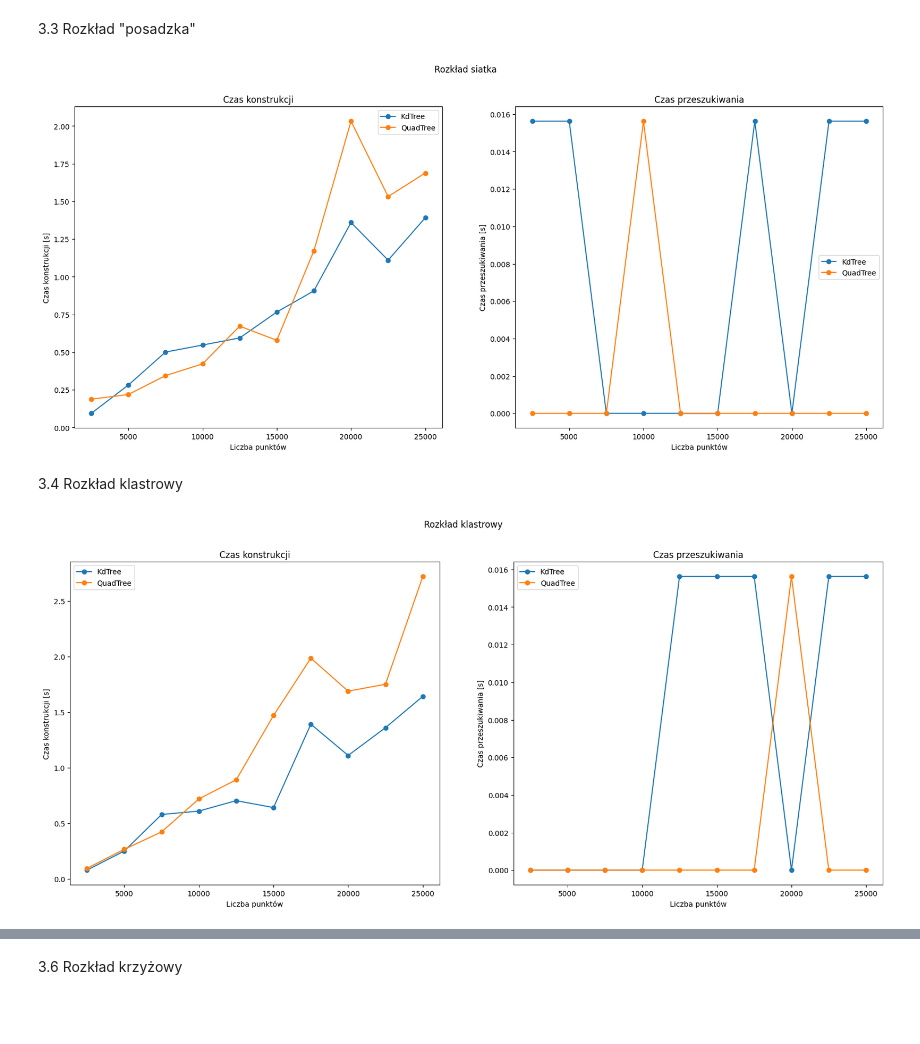
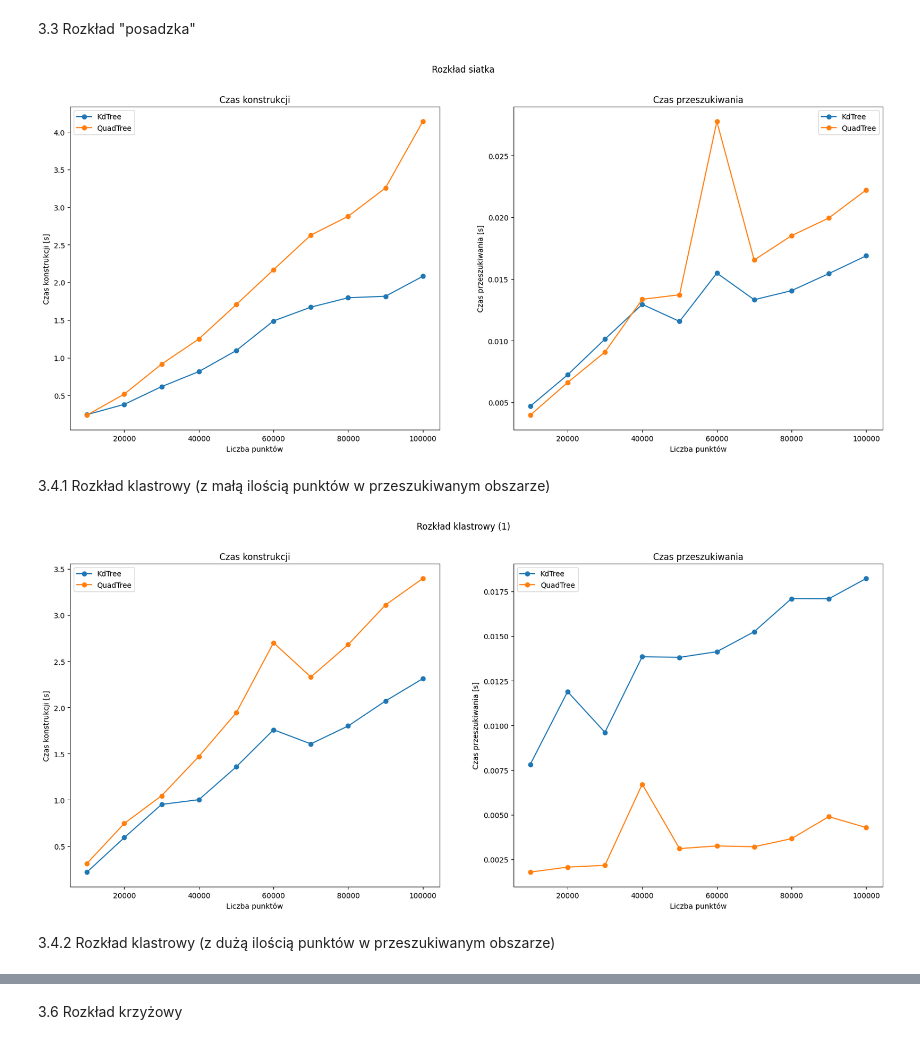
Before and after one commit to WerWojtas/QuadTree_and_KdTree, a Jupyter notebook: Comparison.ipynb, the cells around one changed output, grey strips where cells are left out. Drawn from its saved outputs; the diff is of its cells as text; code cells hidden in the pictures; blank space fills up the shorter version.

Commit message:
Revert "Quad tree"

```diff
--- a/Comparison.ipynb
+++ b/Comparison.ipynb
@@ -72,7 +72,7 @@ All tests passed!
 ## 2. Pomiary wydajności
 # %%
 cg = CaseGenerator()
-q_int = [2500, 5000, 7500, 10000, 12500, 15000, 17500, 20000, 22500, 25000]
+q_int = [10000*val for val in range(1, 11)]
 q_2int = [(val//2, val//2) for val in q_int]
 q_grid = [(100, val//100) for val in q_int]
 q_clust = [val//3 for val in q_int]
@@ -87,20 +87,14 @@ def benchmark(func, quantities, search_in=Rectangle([25, 25], [75, 75]), destina
             points = func(q, cluster)
         else:
             points = func(q, destination)
-        tk1 = process_time()
+        tkk = timeit.timeit(lambda: KdTree(points, points_in_node=1), number=1)
+        tqk = timeit.timeit(lambda: QuadTree(points, points_in_node=1), number=1)
         kd = KdTree(points, points_in_node=1)
-        tk2 = process_time()
-        tq1 = process_time()
-        quad = QuadTree(points, points_in_node=1)
-        tq2 = process_time()
-        tk3 = process_time()
-        kd.search_in_rectangle(search_in)
-        tk4 = process_time()
-        tq3 = process_time()
-        quad.search_in_rectangle(search_in)
-        tq4 = process_time()
-        data.append((tk2 - tk1, tq2 - tq1))
-        data2.append((tk4 - tk3, tq4 - tq3))
+        qt = QuadTree(points, points_in_node=1)
+        tks = timeit.timeit(lambda: kd.search_in_rectangle(search_in), number=1)
+        tqs = timeit.timeit(lambda: qt.search_in_rectangle(search_in), number=1)
+        data.append([tkk, tqk])
+        data2.append([tks, tqs])
     qua = ["Liczba punktów"]
     col = ["KdTree", "QuadTree"]
     top = ["", "Czas konstrukcji [s]", "Czas przeszukiwania [s]"]
@@ -171,5 +165,5 @@ df3
 # %%
 c = (Rectangle(Point([0,0]), Point([10,10])), Rectangle(Point([40,50]), Point([60,90])), Rectangle(Point([80,20]), Point([90,30])))
-df4 = benchmark(cg.cluster_distribution, q_clust, search_in=Rectangle([30, 50], [70, 80]), cluster=c, title="Rozkład klastrowy")
-df4
+df4_1 = benchmark(cg.cluster_distribution, q_clust, search_in=Rectangle([9, 9], [70, 51]), cluster=c, title="Rozkład klastrowy (1)")
+df4_1
 # %% [output]
@@ -264,10 +312,12 @@ show_graphs(df2, "Rozkład normalny")
 # %%
 show_graphs(df3, "Rozkład siatka")
 # %% [output]
-[figure, old version]
+[figure, new version]
 # %% [markdown]
-3.4 Rozkład klastrowy
+3.4.1 Rozkład klastrowy (z małą ilością punktów w przeszukiwanym obszarze)
 # %%
-show_graphs(df4, "Rozkład klastrowy")
+show_graphs(df4_1, "Rozkład klastrowy (1)")
 # %% [output]
-[figure, old version]
+[figure, new version]
+# %% [markdown]
+3.4.2 Rozkład klastrowy (z dużą ilością punktów w przeszukiwanym obszarze)
```
Also changed, not shown: parts of 41 cells of this notebook, 5 other files.
